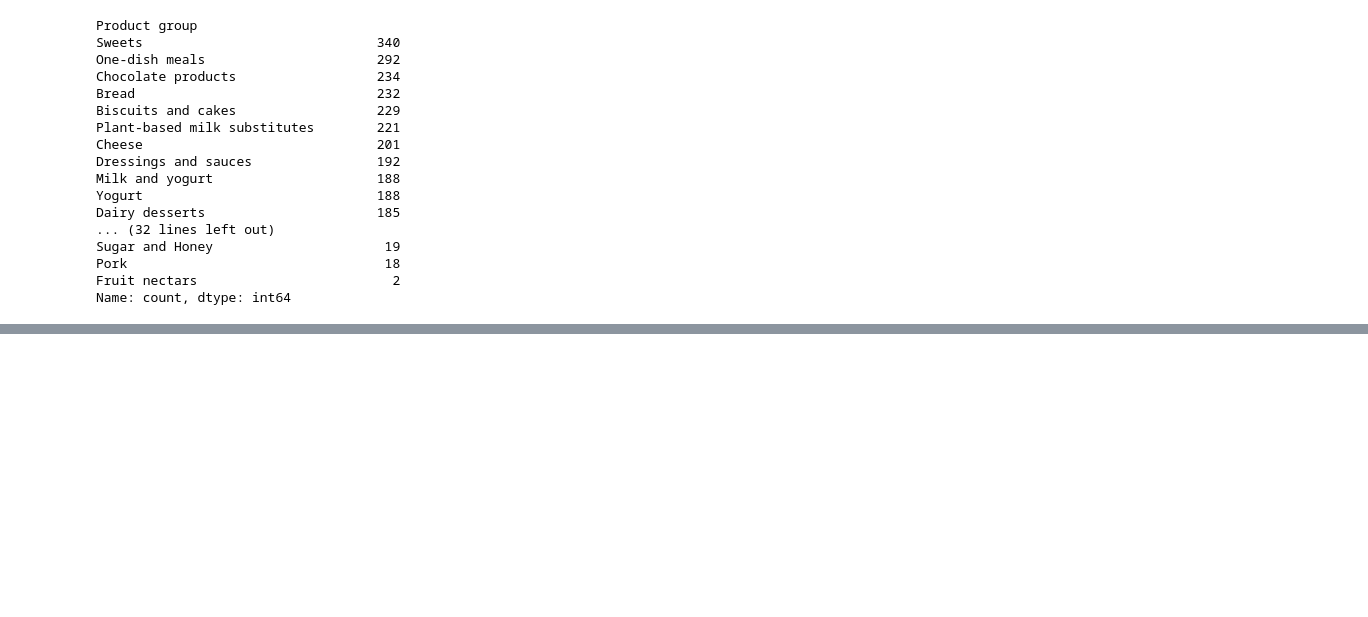
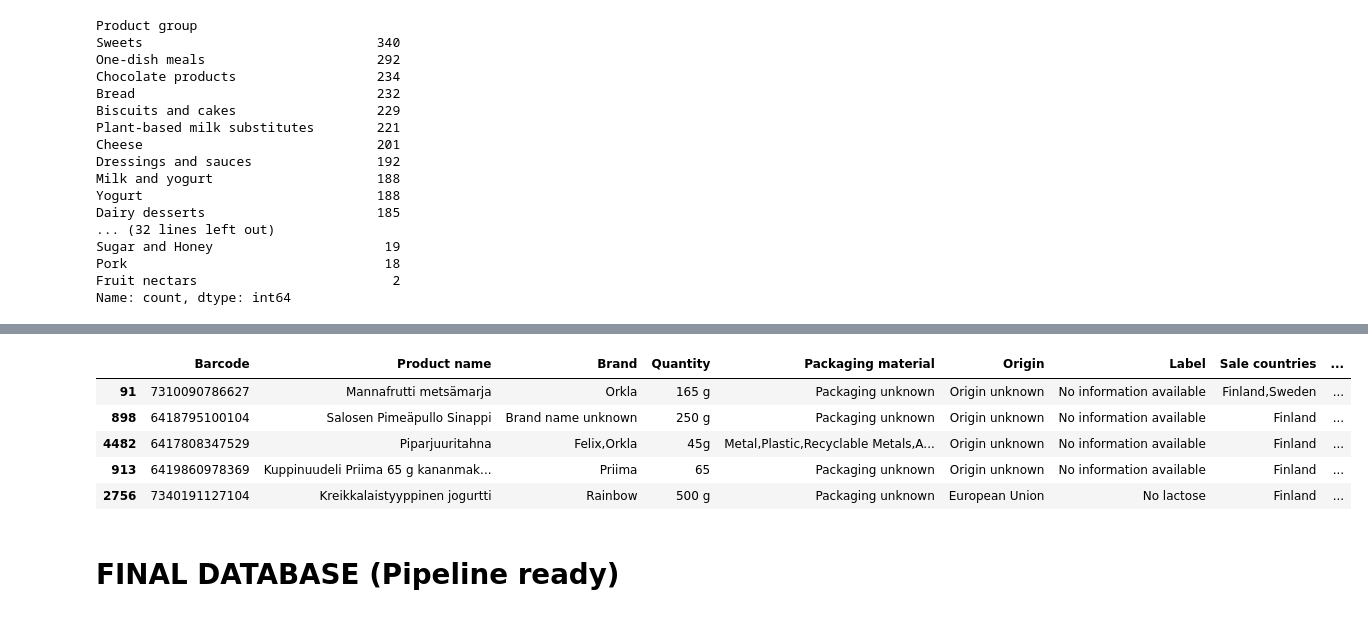
Before and after one commit to Phi-project3/finalproject, a Jupyter notebook: dossier/donnees/source/code.ipynb, the cells around one changed output, grey strips where cells are left out. Cells and saved outputs as stored; diff of their text form; code cells hidden in the pictures; blank space fills up the shorter version.

```diff
--- a/dossier/donnees/source/code.ipynb
+++ b/dossier/donnees/source/code.ipynb
@@ -259,0 +257,9 @@ df_main_updated[df_main_updated['Product group'] == 'Teas and herbal teas and co
+# %%
+df_main_updated["Product name"] = df_main_updated["Product name"].fillna('Product name unknown')
+df_main_updated["Brand"] = df_main_updated["Brand"].fillna('Brand name unknown')
+df_main_updated["Quantity"] = df_main_updated["Quantity"].fillna('Quantity unknown')
+df_main_updated["Packaging material"] = df_main_updated["Packaging material"].fillna('Packaging unknown')
+df_main_updated["Origin"] = df_main_updated["Origin"].fillna('Origin unknown')
+df_main_updated["Label"] = df_main_updated["Label"].fillna('No information available')
+df_main_updated["Environmental score"] = df_main_updated["Environmental score"].fillna('No information available')
+df_main_updated["environmental_score_grade"] = df_main_updated["environmental_score_grade"].fillna('No information available')
@@ -259,0 +285,14 @@ df_main_updated[df_main_updated['Product group'] == 'Teas and herbal teas and co
+# %%
+df_main_updated = df_main_updated.rename(columns={"environmental_score_grade": "Environmental score grade",
+                                                  "Carbon-footprint 1kg": "Carbon footprint 1kg",
+                                                  "sustainable footprint score": "Sustainable footprint score"})
+df_main_updated.sample(5)
+# %% [output]
+|  | Barcode | Product name | Brand | Quantity | Packaging material | Origin | Label | Sale countries | ... |
+| 91 | 7310090786627 | Mannafrutti metsämarja | Orkla | 165 g | Packaging unknown | Origin unknown | No information available | Finland,Sweden | ... |
+| 898 | 6418795100104 | Salosen Pimeäpullo Sinappi | Brand name unknown | 250 g | Packaging unknown | Origin unknown | No information available | Finland | ... |
+| 4482 | 6417808347529 | Piparjuuritahna | Felix,Orkla | 45g | Metal,Plastic,Recyclable Metals,A... | Origin unknown | No information available | Finland | ... |
+| 913 | 6419860978369 | Kuppinuudeli Priima 65 g kananmak... | Priima | 65 | Packaging unknown | Origin unknown | No information available | Finland | ... |
+| 2756 | 7340191127104 | Kreikkalaistyyppinen jogurtti | Rainbow | 500 g | Packaging unknown | European Union | No lactose | Finland | ... |
+# %% [markdown]
+# FINAL DATABASE (Pipeline ready)
```
Also changed, not shown: parts of 8 cells of this notebook, 2 other files.
